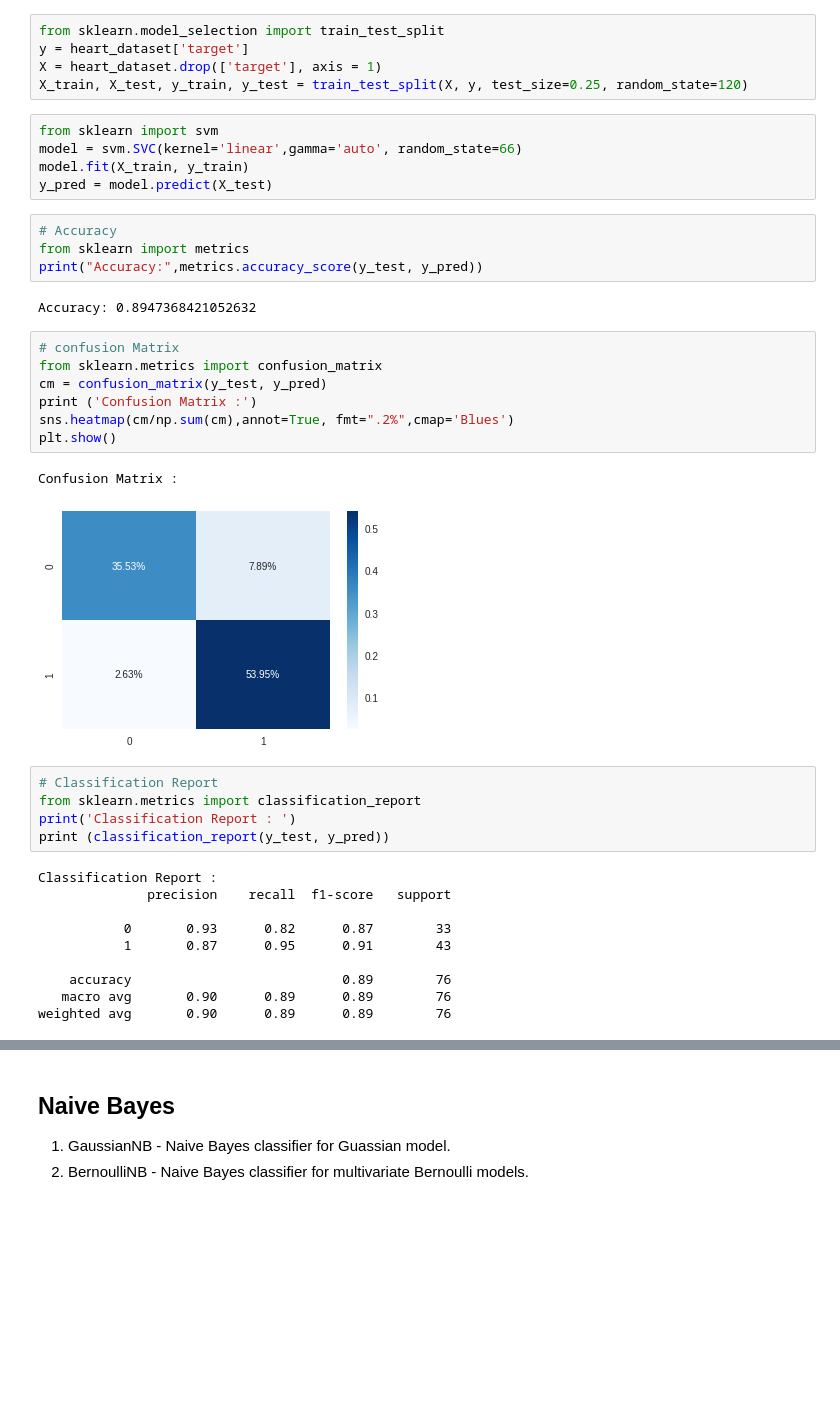
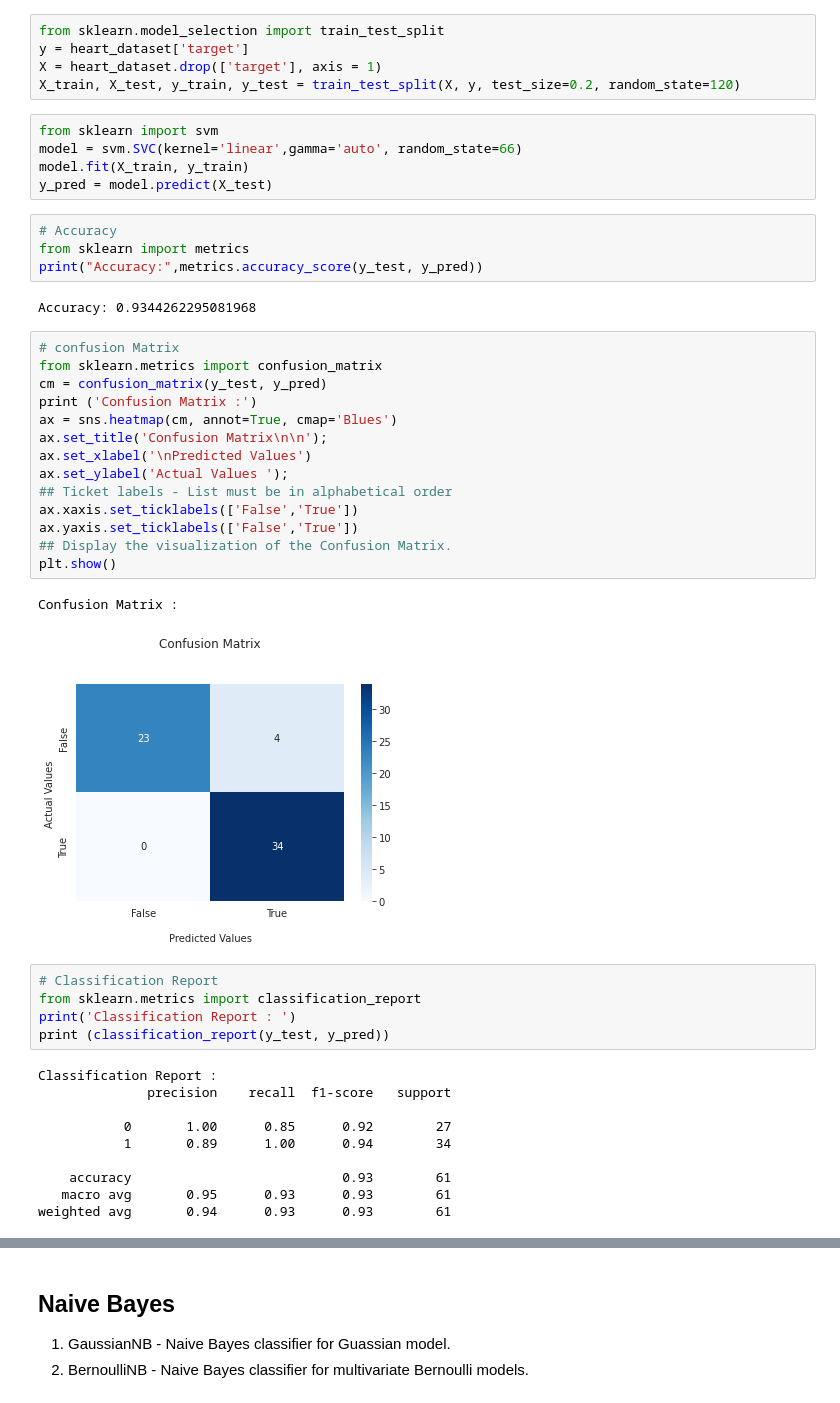
Before and after one commit to Zadak-H/Heart_Attack_Prediction, a Jupyter notebook: Heart_attack_prediction_classification.ipynb, the cells around one changed output, grey strips where cells are left out. Saved outputs shown, nothing was run; the diff lists cells and outputs as text; blank space fills up the shorter version.

```diff
--- a/Heart_attack_prediction_classification.ipynb
+++ b/Heart_attack_prediction_classification.ipynb
@@ -350,7 +368,7 @@ LOGLOSS Value is 4.999075509654452
 from sklearn.model_selection import train_test_split
 y = heart_dataset['target']
 X = heart_dataset.drop(['target'], axis = 1)
-X_train, X_test, y_train, y_test = train_test_split(X, y, test_size=0.25, random_state=120)
+X_train, X_test, y_train, y_test = train_test_split(X, y, test_size=0.2, random_state=120)
 # %%
 from sklearn import svm
 model = svm.SVC(kernel='linear',gamma='auto', random_state=66)
@@ -361,17 +379,24 @@ y_pred = model.predict(X_test)
 from sklearn import metrics
 print("Accuracy:",metrics.accuracy_score(y_test, y_pred))
 # %% [output]
-Accuracy: 0.8947368421052632
+Accuracy: 0.9344262295081968
 # %%
 # confusion Matrix
 from sklearn.metrics import confusion_matrix
 cm = confusion_matrix(y_test, y_pred)
 print ('Confusion Matrix :')
-sns.heatmap(cm/np.sum(cm),annot=True, fmt=".2%",cmap='Blues')
+ax = sns.heatmap(cm, annot=True, cmap='Blues')
+ax.set_title('Confusion Matrix\n\n');
+ax.set_xlabel('\nPredicted Values')
+ax.set_ylabel('Actual Values ');
+## Ticket labels - List must be in alphabetical order
+ax.xaxis.set_ticklabels(['False','True'])
+ax.yaxis.set_ticklabels(['False','True'])
+## Display the visualization of the Confusion Matrix.
 plt.show()
 # %% [output]
 Confusion Matrix :
-[figure, old version]
+[figure, new version]
 # %%
 # Classification Report
 from sklearn.metrics import classification_report
@@ -381,12 +406,12 @@ print (classification_report(y_test, y_pred))
 Classification Report :
               precision    recall  f1-score   support
 
-           0       0.93      0.82      0.87        33
-           1       0.87      0.95      0.91        43
+           0       1.00      0.85      0.92        27
+           1       0.89      1.00      0.94        34
 
-    accuracy                           0.89        76
-   macro avg       0.90      0.89      0.89        76
-weighted avg       0.90      0.89      0.89        76
+    accuracy                           0.93        61
+   macro avg       0.95      0.93      0.93        61
+weighted avg       0.94      0.93      0.93        61
 # %%
 # LogLOss Value
 from sklearn.metrics import log_loss
```
Also changed, not shown: parts of 34 cells of this notebook.
